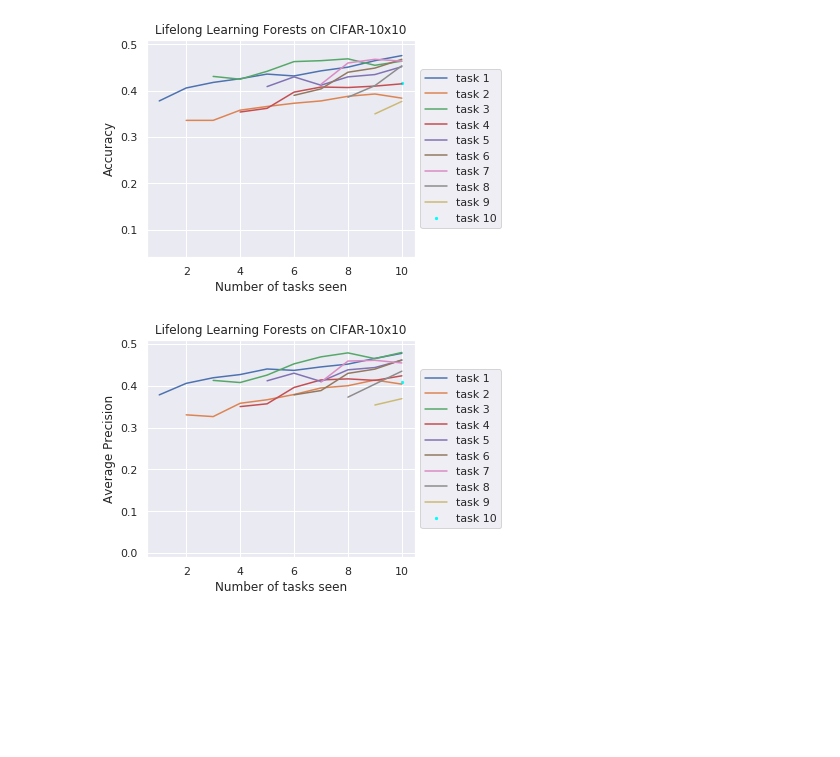
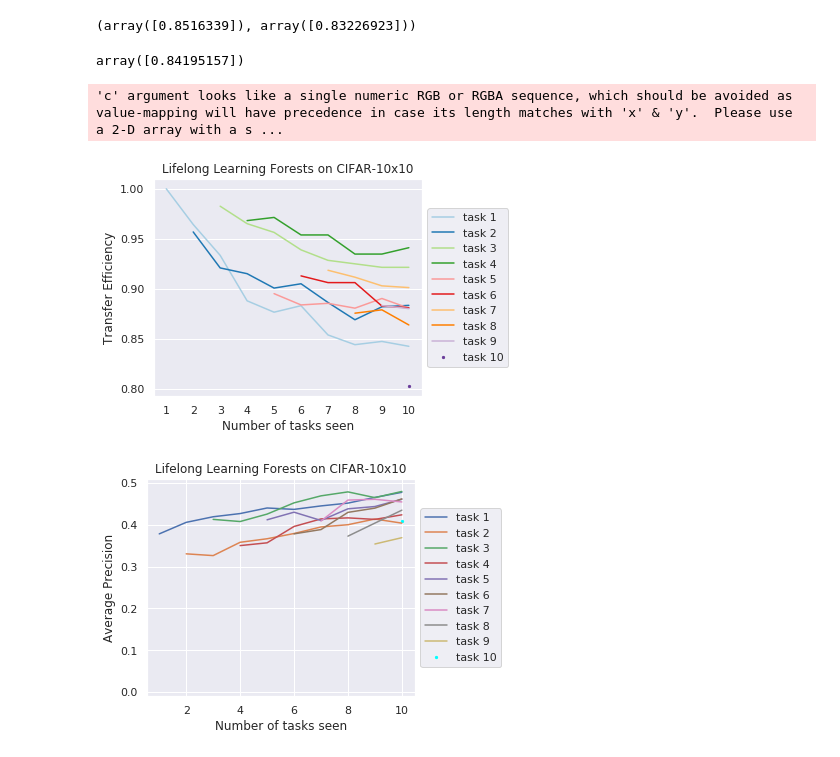
Before and after one commit to neurodata/lifelong-learning, a Jupyter notebook: cef/cifar100/initial_cifar_analysis.ipynb, the cells around one changed output. Drawn from its saved outputs; the diff is of its cells as text; code cells hidden in the pictures; blank space fills up the shorter version.

```diff
--- a/cef/cifar100/initial_cifar_analysis.ipynb
+++ b/cef/cifar100/initial_cifar_analysis.ipynb
@@ -165,2 +283,10 @@ for i, test_set in enumerate(test_by_task):
+# %%
+mean_ratios_per_task[-1] + 1.96*std_ratios_per_task[-1]/np.sqrt(mc_its), mean_ratios_per_task[-1] - 1.96*std_ratios_per_task[-1]/np.sqrt(mc_its)
+# %% [output]
+(array([0.8516339]), array([0.83226923]))
+# %%
+mean_ratios_per_task[-1]
+# %% [output]
+array([0.84195157])
 # %%
 # pickle.dump(etas, open('estimated_posteriors.pkl', 'wb'))
@@ -168,47 +294,53 @@ for i, test_set in enumerate(test_by_task):
 etas_ = etas
 # %%
-average_etas = [np.zeros((i + 1, n_tasks*100, 10)) for i in range(n_tasks)]
+average_etas = [np.zeros((10-i, n_tasks*100, K)) for i in range(n_tasks)]
 for i in range(n_tasks):
-    for j in range(average_etas[i].shape[0]):
-        average_etas[i][j] = np.mean(np.array([etas_[k][j] for k in range(j, i+1)]), axis=0)
+    for j in range(i, n_tasks):
+        average_etas[i][j - i] = np.mean(np.array([etas_[k][i] for k in range(j+1)]), axis=0)
 # %%
+single_accuracies = np.zeros(10)
 homogenized_labels = [homogenize_labels(test_labels[t]) for t in test_by_task]
-accuracies = [np.zeros(i + 1) for i in range(n_tasks)]
+accuracies = [np.zeros((10-i)) for i in range(n_tasks)]
+# accuracies = [np.zeros(i + 1) for i in range(n_tasks)]
 for i in range(n_tasks):
-    for j in range(average_etas[i].shape[0]):
-        accuracies[i][j] = np.sum(predict(average_etas[i][j]) == homogenized_labels[j])/len(homogenized_labels[j])
+    for j in range(i, n_tasks):
+        accuracies[i][j-i] = np.sum(predict(average_etas[i][j-i]) == homogenized_labels[j])/len(homogenized_labels[j])
+    single_accuracies[i] = np.sum(predict(etas_[i][i]) == homogenized_labels[i]) / len(homogenized_labels[i])
 
-new_accs = []
-for i in range(n_tasks):
-    temp = np.zeros(n_tasks - i)
-    for j in range(i, n_tasks):
-        temp[j - i] = accuracies[j][i]
-    new_accs.append(temp)
+# new_accs = []
+# for i in range(n_tasks):
+#     temp = np.zeros(n_tasks - i)
+#     for j in range(i, n_tasks):
+#         temp[j - i] = accuracies[j][i]
+#     new_accs.append(temp)
 # %%
 import matplotlib.pyplot as plt
 import seaborn as sns
 sns.set()
 
 fig, ax = plt.subplots(1,1)
-# c = sns.color_palette('rainbow', n_colors=10)
+c = sns.color_palette('Paired', n_colors=10)
 for i in range(n_tasks - 1):
     ns = np.arange(i + 1, n_tasks + 1)
-    ax.plot(ns, new_accs[i], label = 'task %i'%(i + 1))
+    ax.plot(ns,(1 - np.array(accuracies[i])) / (1-single_accuracies[i]), label = 'task %i'%(i + 1), c=c[i])
 
-ax.scatter(10, new_accs[-1], c = 'cyan', label='task 10', s = 5)
+ax.scatter(10, (1 - accuracies[-1]) / (1-single_accuracies[-1]), c = c[9], label='task 10', s = 5)
 
 ax.set_title('Lifelong Learning Forests on CIFAR-10x10')
 ax.set_xlabel('Number of tasks seen')
-ax.set_ylabel('Accuracy')
-ax.set_ylim(0.05 - 0.01, 0.5 + 0.01)
+ax.set_ylabel('Transfer Efficiency')
+# ax.set_ylim(0.05 - 0.01, 0.5 + 0.01)
 box = ax.get_position()
 ax.set_position([box.x0, box.y0, box.width * 0.8, box.height])
 ax.legend(loc='center left', bbox_to_anchor=(1, 0.5))
-# ax.legend()
+ax.set_yticks([1, 0.95, 0.90, 0.85, 0.80])
+ax.set_xticks(np.arange(1,11))
+ax.grid(axis='x')
 
-plt.savefig('initial-cifar-100-debugged-1-subsample.pdf')
+plt.savefig('cifar-100-TLE.pdf')
 # %% [output]
+'c' argument looks like a single numeric RGB or RGBA sequence, which should be avoided as value-mapping will have precedence in case its length matches with 'x' & 'y'.  Please use a 2-D array with a s ...
-[figure, old version]
+[figure, new version]
 # %%
 #- Precision
 from sklearn.metrics import precision_score
```
Also changed, not shown: parts of 9 cells of this notebook, 16 other files.
